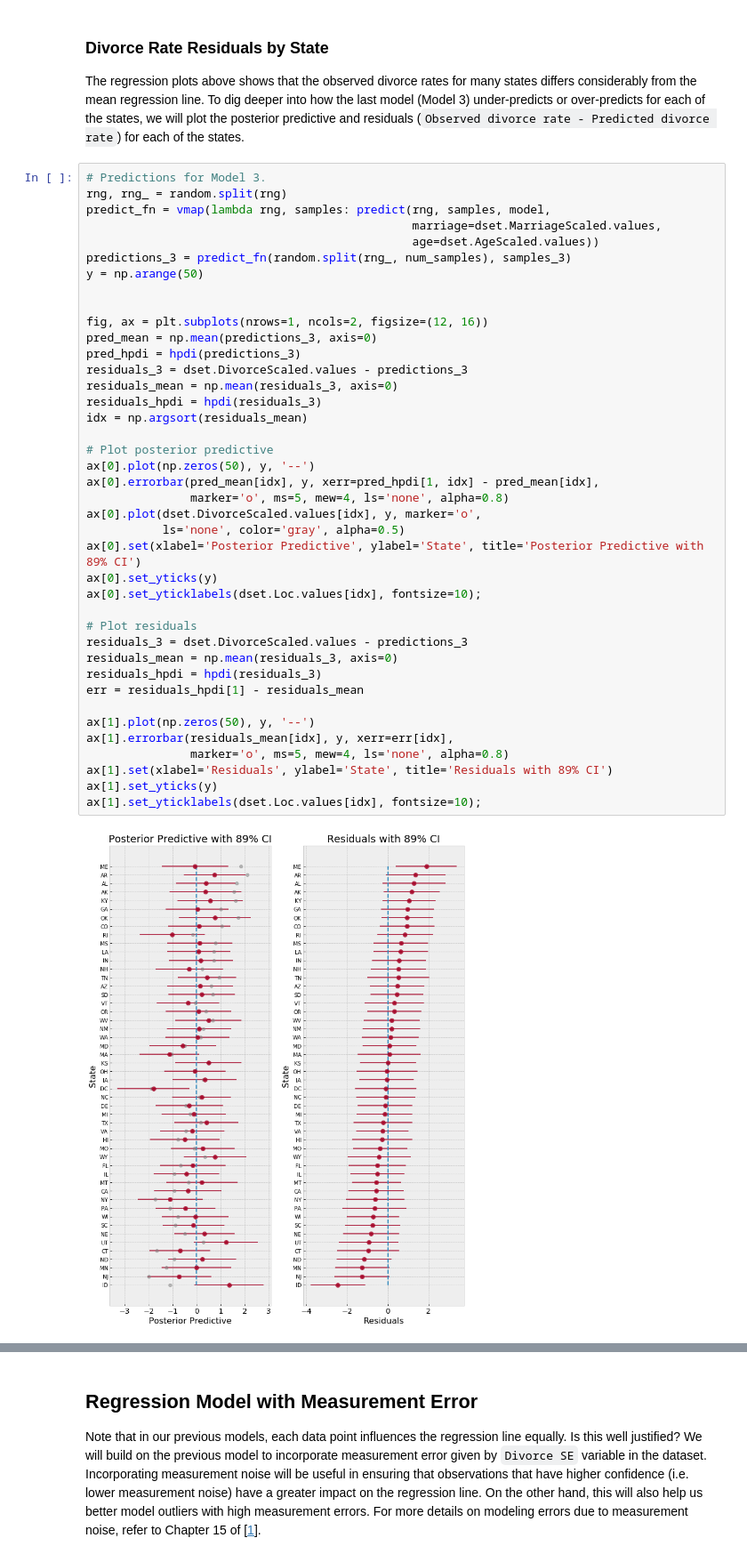
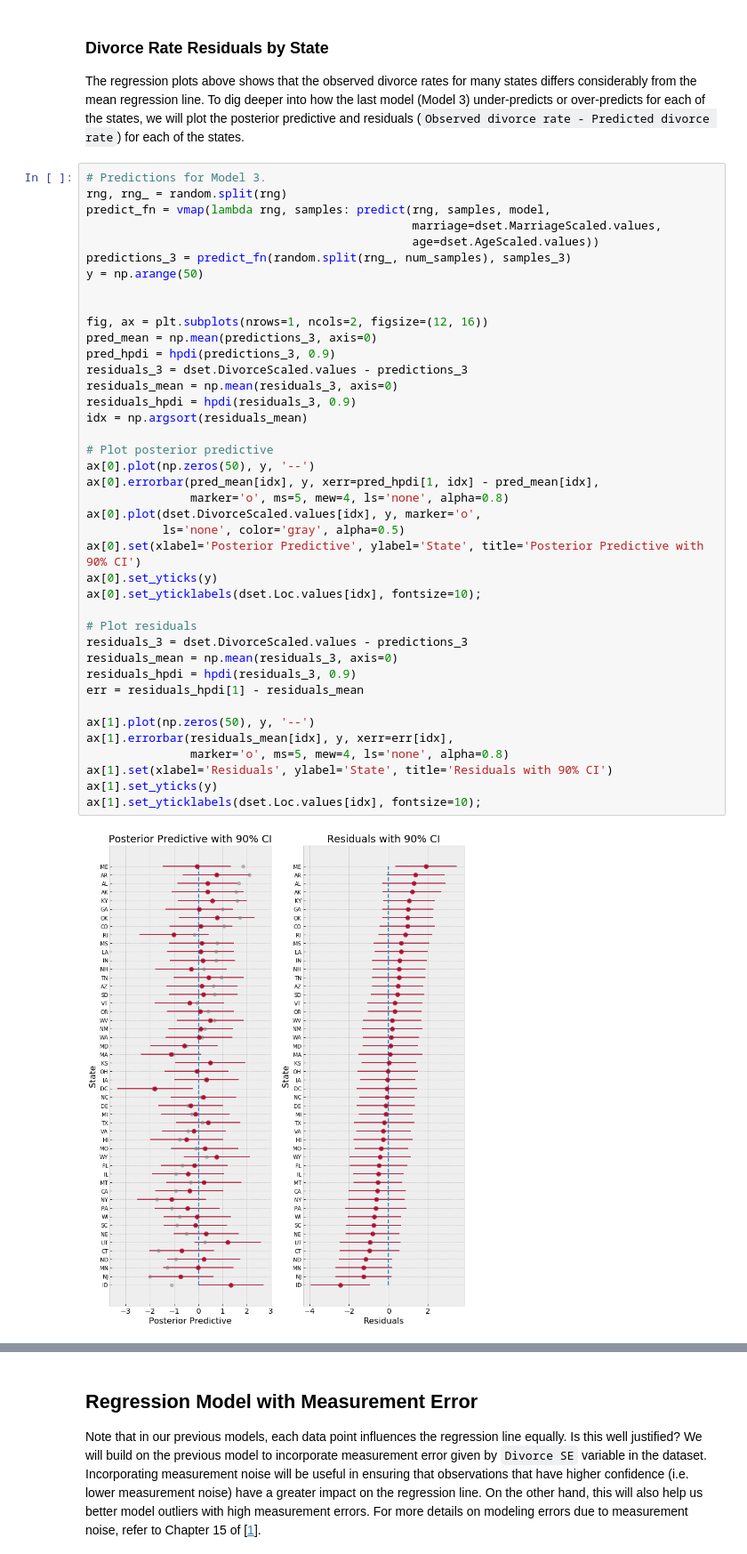
Before and after one commit to pyro-ppl/numpyro, a Jupyter notebook: notebooks/bayesian_regression.ipynb, the cells around one changed output, grey strips where cells are left out. Shown: that part at 89% size. Saved outputs shown, nothing was run; the diff lists cells and outputs as text.

```diff
--- a/notebooks/bayesian_regression.ipynb
+++ b/notebooks/bayesian_regression.ipynb
@@ -345,37 +345,37 @@ predict_fn = vmap(lambda rng, samples: predict(rng, samples, model,
 predictions_3 = predict_fn(random.split(rng_, num_samples), samples_3)
 y = np.arange(50)
 
 
 fig, ax = plt.subplots(nrows=1, ncols=2, figsize=(12, 16))
 pred_mean = np.mean(predictions_3, axis=0)
-pred_hpdi = hpdi(predictions_3)
+pred_hpdi = hpdi(predictions_3, 0.9)
 residuals_3 = dset.DivorceScaled.values - predictions_3
 residuals_mean = np.mean(residuals_3, axis=0)
-residuals_hpdi = hpdi(residuals_3)
+residuals_hpdi = hpdi(residuals_3, 0.9)
 idx = np.argsort(residuals_mean)
 
 # Plot posterior predictive
 ax[0].plot(np.zeros(50), y, '--')
 ax[0].errorbar(pred_mean[idx], y, xerr=pred_hpdi[1, idx] - pred_mean[idx],
                marker='o', ms=5, mew=4, ls='none', alpha=0.8)
 ax[0].plot(dset.DivorceScaled.values[idx], y, marker='o',
            ls='none', color='gray', alpha=0.5)
-ax[0].set(xlabel='Posterior Predictive', ylabel='State', title='Posterior Predictive with 89% CI')
+ax[0].set(xlabel='Posterior Predictive', ylabel='State', title='Posterior Predictive with 90% CI')
 ax[0].set_yticks(y)
 ax[0].set_yticklabels(dset.Loc.values[idx], fontsize=10);
 
 # Plot residuals
 residuals_3 = dset.DivorceScaled.values - predictions_3
 residuals_mean = np.mean(residuals_3, axis=0)
-residuals_hpdi = hpdi(residuals_3)
+residuals_hpdi = hpdi(residuals_3, 0.9)
 err = residuals_hpdi[1] - residuals_mean
 
 ax[1].plot(np.zeros(50), y, '--')
 ax[1].errorbar(residuals_mean[idx], y, xerr=err[idx],
                marker='o', ms=5, mew=4, ls='none', alpha=0.8)
-ax[1].set(xlabel='Residuals', ylabel='State', title='Residuals with 89% CI')
+ax[1].set(xlabel='Residuals', ylabel='State', title='Residuals with 90% CI')
 ax[1].set_yticks(y)
 ax[1].set_yticklabels(dset.Loc.values[idx], fontsize=10);
 # %% [output]
-[figure, old version]
+[figure, new version]
 # %% [markdown]
```
Also changed, not shown: parts of 11 cells of this notebook.
